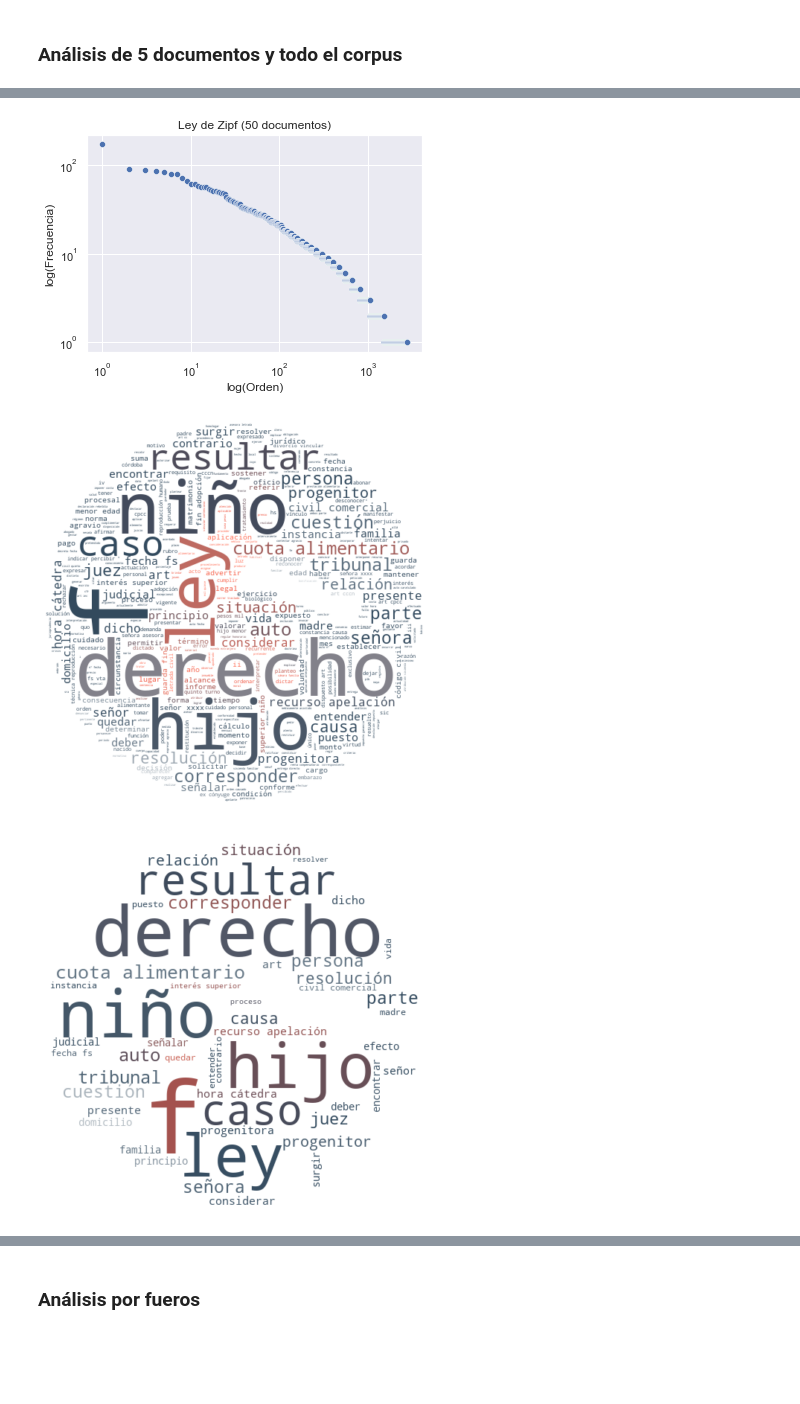
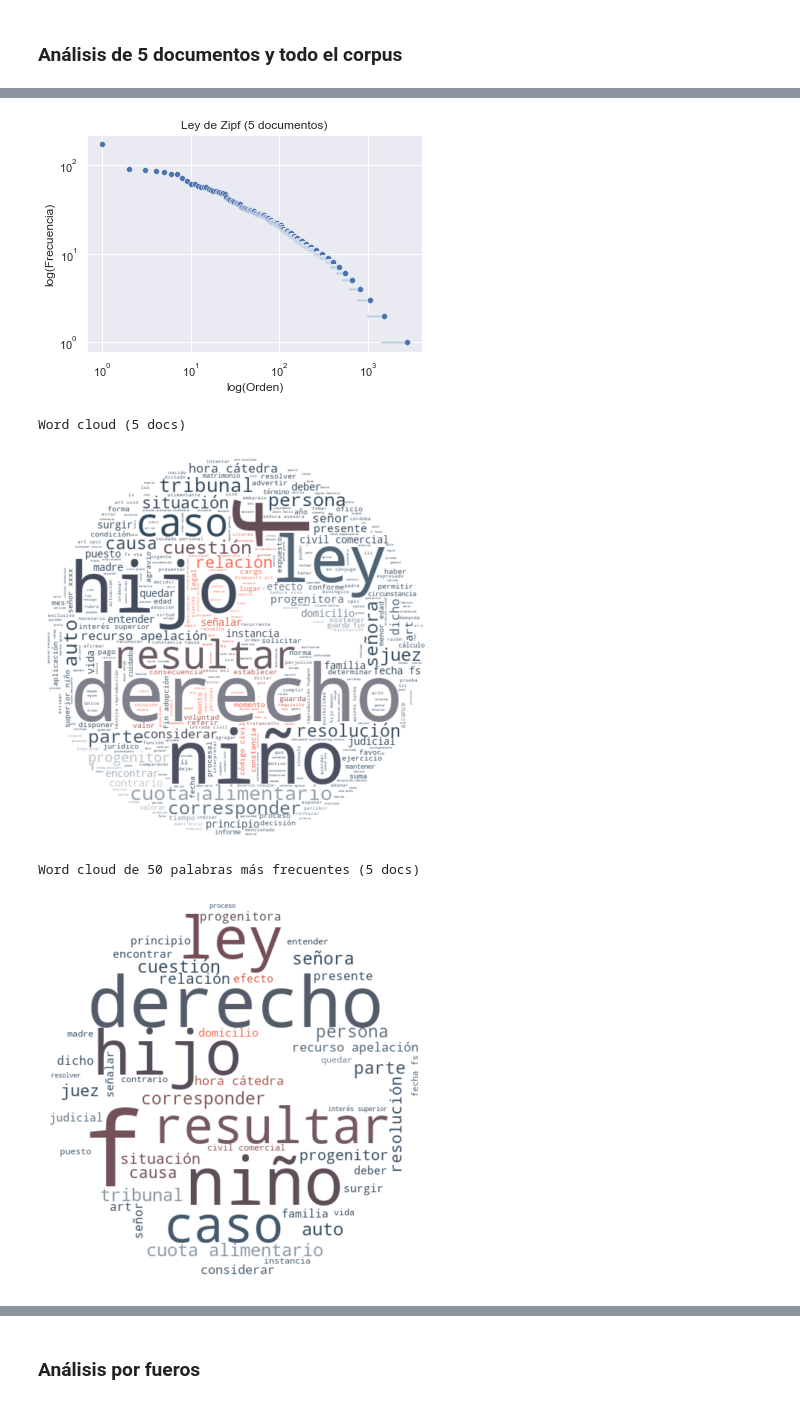
Before and after one commit to adrian-alejandro/Busqueda-y-Recomendacion-para-Textos-Legales-Mentoria-2022, a Jupyter notebook: Practico 2 - Analisis y Curacion de Datos.ipynb, the cells around one changed output, grey strips where cells are left out. Saved outputs shown, nothing was run; the diff lists cells and outputs as text; code cells hidden in the pictures; blank space fills up the shorter version.

Commit message:
arreglamos gráficos de fueros con data correcta

```diff
--- a/Practico 2 - Analisis y Curacion de Datos.ipynb
+++ b/Practico 2 - Analisis y Curacion de Datos.ipynb
@@ -326,15 +326,17 @@ def generar_wordcloud(img_name, stopwords, tokens, output_path, max_words=MAX_WO
     plt.show()
 
 
-def generar_corpus(file_path, breakpoint):
-    print("Generamos Corpus de palabras y conteo de frecuencias")
+def generar_corpus(file_path, breakpoint, fuero_name=None, verbose=True):
+    if verbose:
+        print("Generamos Corpus de palabras y conteo de frecuencias")
 
     # Generamos el corpus de palabras, y el diccionario con el mapeo de los fueros con sus respectivos documentos
-    palabras, corpus_dic = get_palabras(file_path, breakpoint=breakpoint)
+    palabras, corpus_dic = get_palabras(file_path, fuero_name=fuero_name, breakpoint=breakpoint)
 
     frecuencia_palabras_df = get_conteo_palabras(palabras)
 
-    print(f"Algunas palabras: {palabras[:5]}")
+    if verbose:
+        print(f"Algunas palabras: {palabras[:5]}")
 
     return frecuencia_palabras_df, palabras
 
@@ -387,7 +389,7 @@ for breakpoint in breakpoints:
 
     print("\nÁnalisis visual\n")
 
-    identifier = f"{n} documentos"
+    identifier = f"{n_docs} documentos"
     plot_histogram(
         frecuencia_palabras_df,
         threshold=50,  # Nos quedamos con las 50 palabras más frecuentes (por legibilidad)
@@ -396,35 +398,40 @@ for breakpoint in breakpoints:
 
     show_zipf(frecuencia_palabras_df, description=identifier)
 
+    print(f"\nWord cloud ({n_docs} docs)\n")
     img_name = "legal-icon-png"
     output_name = f"img/{img_name}_wordcloud_practico_2_{n_docs}.png"
 
     generar_wordcloud(img_name, STOPWORDS_ES, palabras, output_name)
 
     # n más frecuente
     n = 50
     output_name = f"img/{img_name}_wordcloud_practico_2_n{n}.png"
 
+    print(f"\nWord cloud de {n} palabras más frecuentes ({n_docs} docs)\n")
+
     generar_wordcloud(img_name, STOPWORDS_ES, palabras, output_name, max_words=n)
 # %% [output]
 Análisis para 5 documentos
 
 Generamos Corpus de palabras y conteo de frecuencias
 Algunas palabras: ['córdoba', 'veinticuatro', 'septiembre', 'mil', 'dieciocho']
 
 Stemming vs Lematization
                 word          lemma          stem
 0            córdoba        córdoba        cordob
 1       veinticuatro   veinticuatro   veinticuatr
 2         septiembre     septiembre     septiembr
 3                mil            mil           mil
 4          dieciocho      dieciocho      diecioch
 ... (6 lines left out)
 
 [12314 rows x 3 columns]
 
 Ánalisis visual
 [figure]
-[figure, old version]
+[figure, new version]
+Word cloud (5 docs)
-[figure, old version]
+[figure, new version]
+Word cloud de 50 palabras más frecuentes (5 docs)
-[figure, old version]
+[figure, new version]
```
Also changed, not shown: parts of 3 cells of this notebook, 7 other files.
